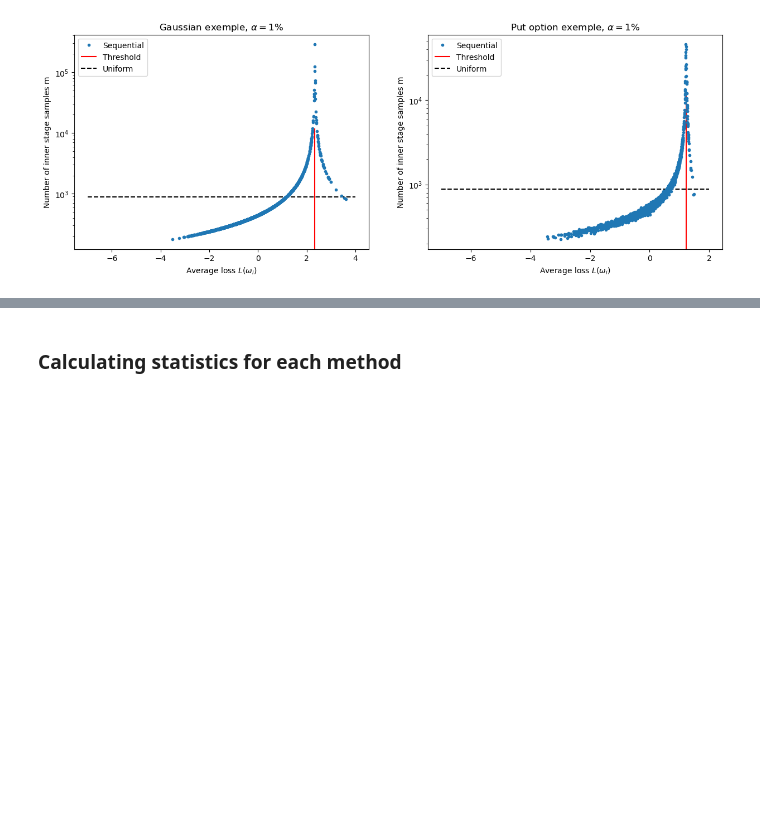
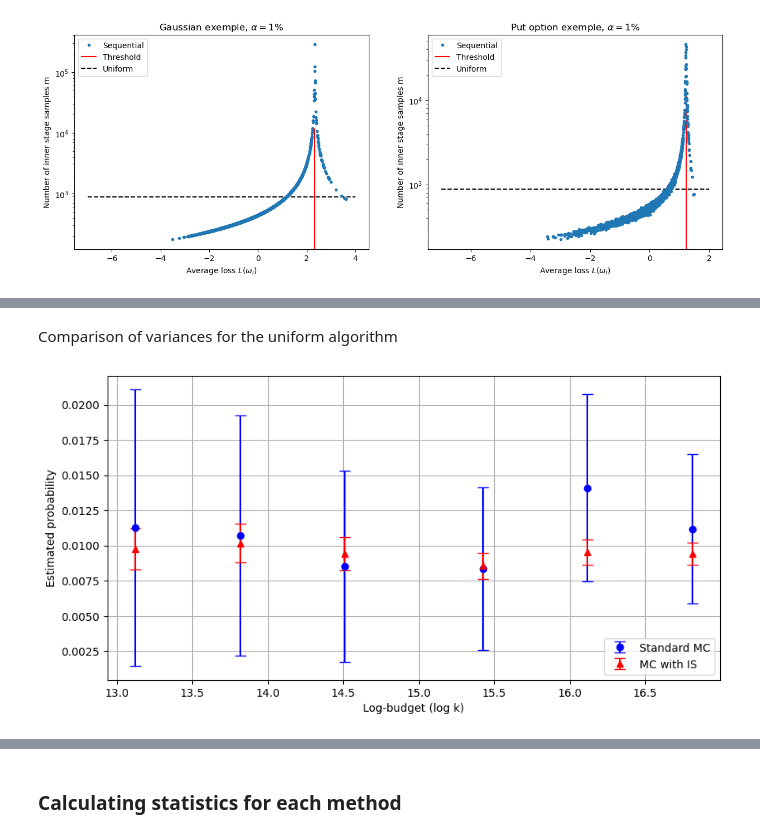
Before and after one commit to MrG1raffe/NestedMonteCarlo, a Jupyter notebook: nested_mc_notebook.ipynb, the cells around one changed output, grey strips where cells are left out. Cells and saved outputs as stored; diff of their text form; code cells hidden in the pictures; blank space fills up the shorter version.

```diff
--- a/nested_mc_notebook.ipynb
+++ b/nested_mc_notebook.ipynb
@@ -266,0 +313,33 @@ ax[1].set_yscale('log')
+# %% [markdown]
+Comparison of variances for the uniform algorithm
+# %%
+budget = np.array([500_000, 1_000_000, 2_000_000, 5_000_000, 10_000_000, 20_000_000])
+n_opts = ((budget)**(1/3) / beta_gauss).astype(int)
+m_opts = ((budget)**(2/3) * beta_gauss).astype(int)
+
+results = [nested_mc_gauss.estimation_uniform(m, n) for m, n in zip(m_opts, n_opts)]
+results_var_red = [uniform_importance_sampling(m=m, n=n, simulate_scenario=gaussian_simulate_scenario_is, simulate_inner_loss=gaussian_simulate_inner_loss,
+                                               loss_threshold=threshold_gauss) for m, n in zip(m_opts, n_opts)]
+
+means = [result[0] for result in results]
+ci_lowers = [result[1][0] for result in results]
+ci_uppers = [result[1][1] for result in results]
+errors = [np.abs(np.array(means) - np.array(ci_lowers)), np.abs(np.array(ci_uppers) - np.array(means))]
+
+means_var_red = [result[0] for result in results_var_red]
+ci_lowers_var_red = [result[1][0] for result in results_var_red]
+ci_uppers_var_red = [result[1][1] for result in results_var_red]
+errors_var_red = [np.abs(np.array(means_var_red) - np.array(ci_lowers_var_red)), np.abs(np.array(ci_uppers_var_red) - np.array(means_var_red))]
+
+
+plt.figure(figsize=(10, 5))
+plt.errorbar(np.log(budget), means, yerr=errors, fmt='o', capsize=5, color='blue', label='Standard MC')
+plt.errorbar(np.log(budget), means_var_red, yerr=errors_var_red, fmt='^', capsize=5, color='red', label='MC with IS')
+plt.xlabel('Log-budget (log k)')
+plt.ylabel('Estimated probability')
+# plt.title('Effect of Antithetic Variable on Put Option Valuation')
+plt.legend()
+plt.grid(True)
+plt.show()
+# %% [output]
+[figure, added]
```
Also changed, not shown: parts of 33 cells of this notebook, 8 other files.
